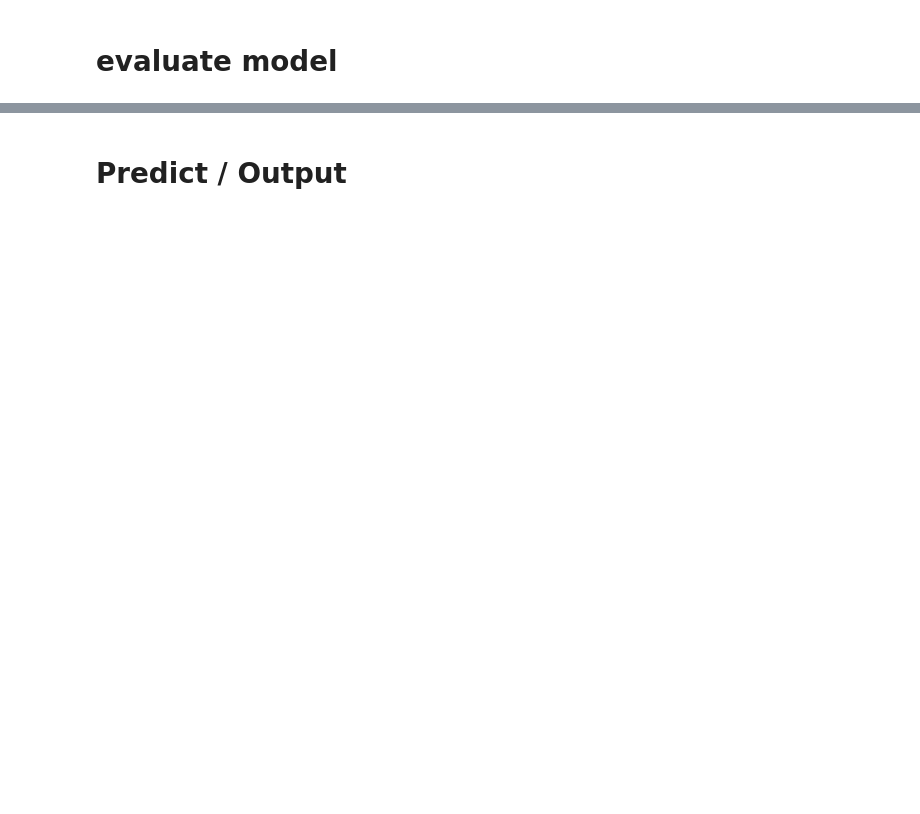
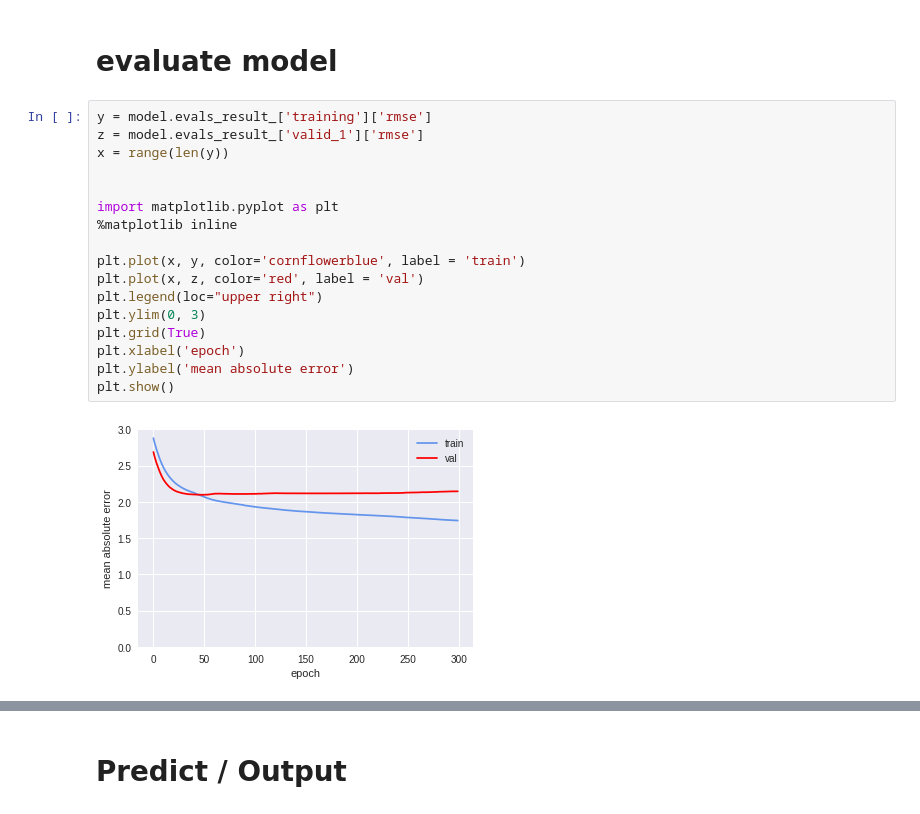
Before and after one commit to kyokicchi/ggl_an_codes, a Jupyter notebook: LGBmodel.ipynb, the cells around one changed output, grey strips where cells are left out. Drawn from its saved outputs; the diff is of its cells as text; blank space fills up the shorter version.

```diff
--- a/LGBmodel.ipynb
+++ b/LGBmodel.ipynb
@@ -133,5 +131,24 @@ Wall time: 16.8 s
 # %% [markdown]
 # evaluate model
+# %%
+y = model.evals_result_['training']['rmse']
+z = model.evals_result_['valid_1']['rmse']
+x = range(len(y))
+
+
+import matplotlib.pyplot as plt
+%matplotlib inline
+
+plt.plot(x, y, color='cornflowerblue', label = 'train')
+plt.plot(x, z, color='red', label = 'val')
+plt.legend(loc="upper right")
+plt.ylim(0, 3)
+plt.grid(True)
+plt.xlabel('epoch')
+plt.ylabel('mean absolute error')
+plt.show()
+# %% [output]
+[figure, added]
 # %%
 %%time
 from sklearn.metrics import mean_squared_error
```
Also changed, not shown: parts of 9 cells of this notebook.
